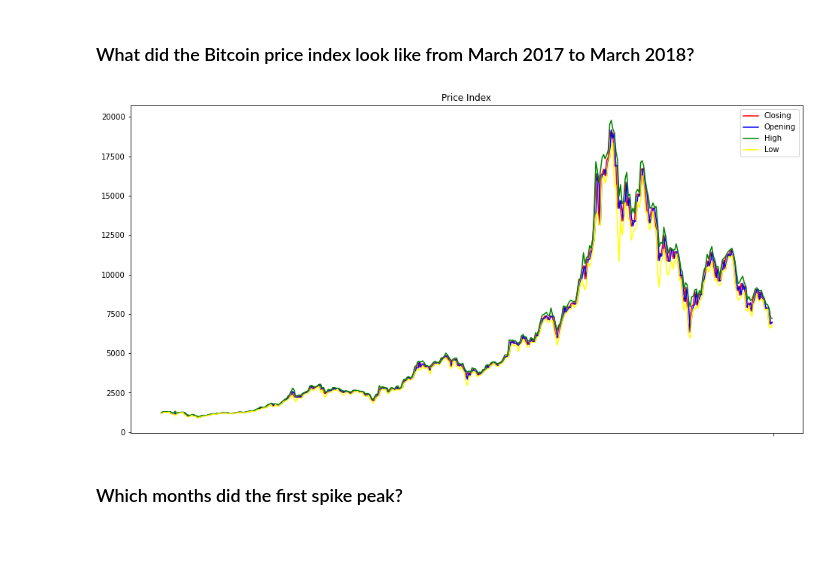
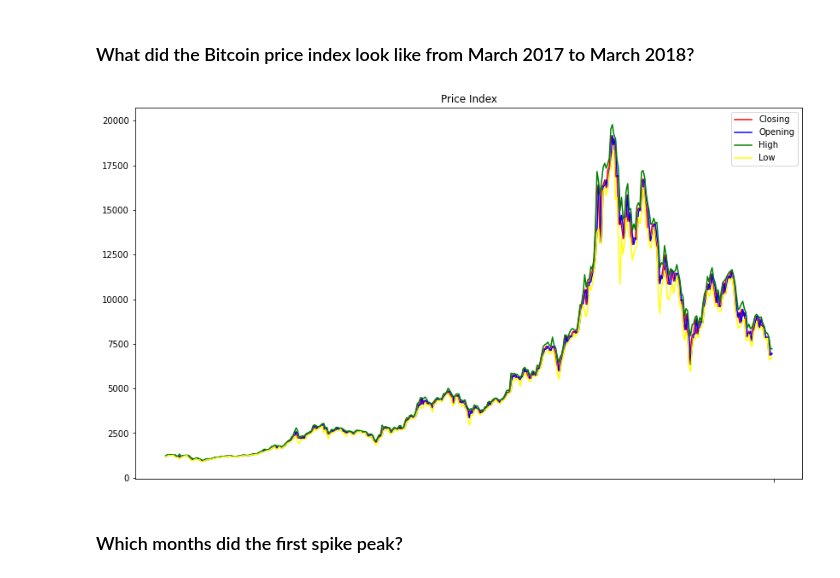
Before and after one commit to kartoffelknoedeln/data-analytics, a Jupyter notebook: bitcoin-analytics.ipynb, the cells around one changed output. Cells and saved outputs as stored; diff of their text form; code cells hidden in the pictures; blank space fills up the shorter version.

```diff
--- a/bitcoin-analytics.ipynb
+++ b/bitcoin-analytics.ipynb
@@ -311,20 +311,20 @@ firstspikedaterange = bitcoindata.loc[(bitcoindata['Monthly'] >= '201703') & (bi
 # %%
 import matplotlib.pyplot as plt
 
-plt.figure(figsize=(16,8))
+plt.figure(figsize=(14,8))
 
 plt.title('Price Index')
 plt.plot(firstspikedaterange.Date, firstspikedaterange.Closing, label='Closing', color='red')
 plt.plot(firstspikedaterange.Date, firstspikedaterange.Opening, label='Opening', color='blue')
 plt.plot(firstspikedaterange.Date, firstspikedaterange.High, label='High', color='green')
 plt.plot(firstspikedaterange.Date, firstspikedaterange.Low, label='Low', color='yellow')
 
 plt.xticks('')
 plt.legend()
 
 plt.show()
 # %% [output]
-[figure, old version]
+[figure, new version]
 # %% [markdown]
 ### Which months did the first spike peak?
 # %%
```
Also changed, not shown: parts of 11 cells of this notebook.
